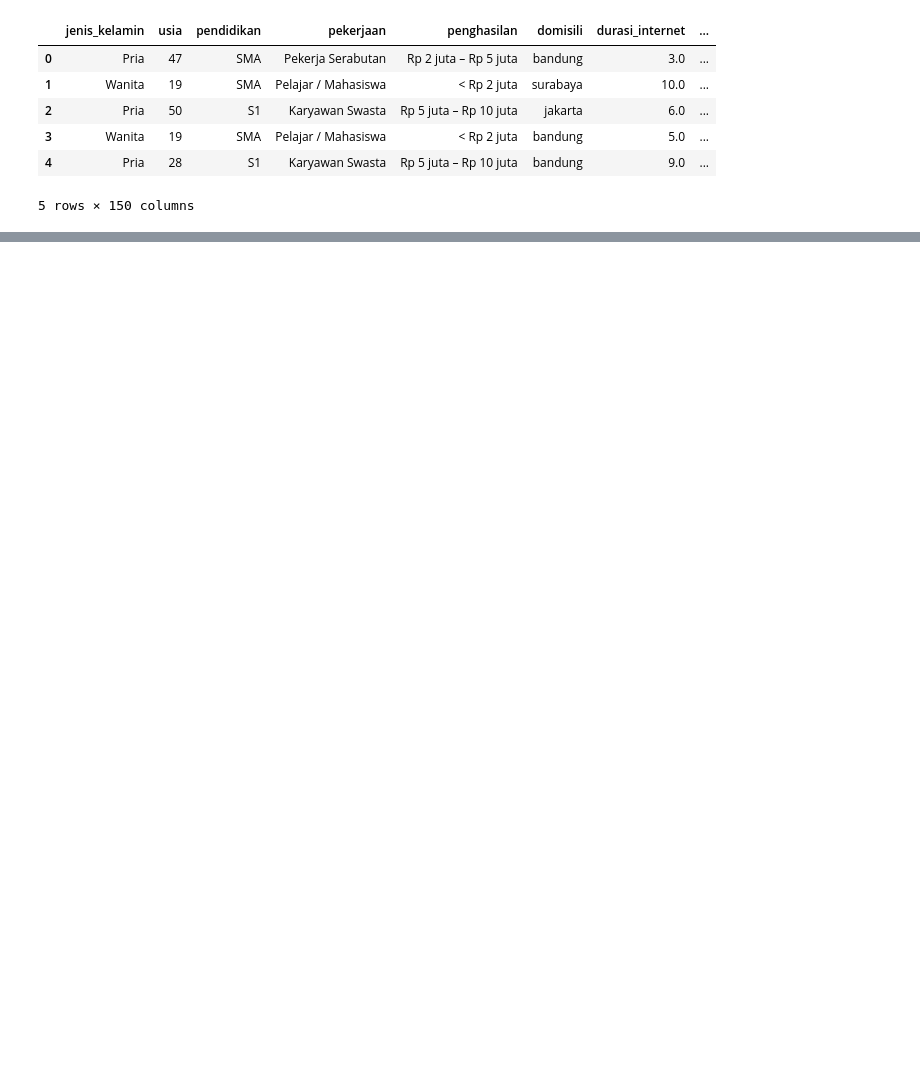
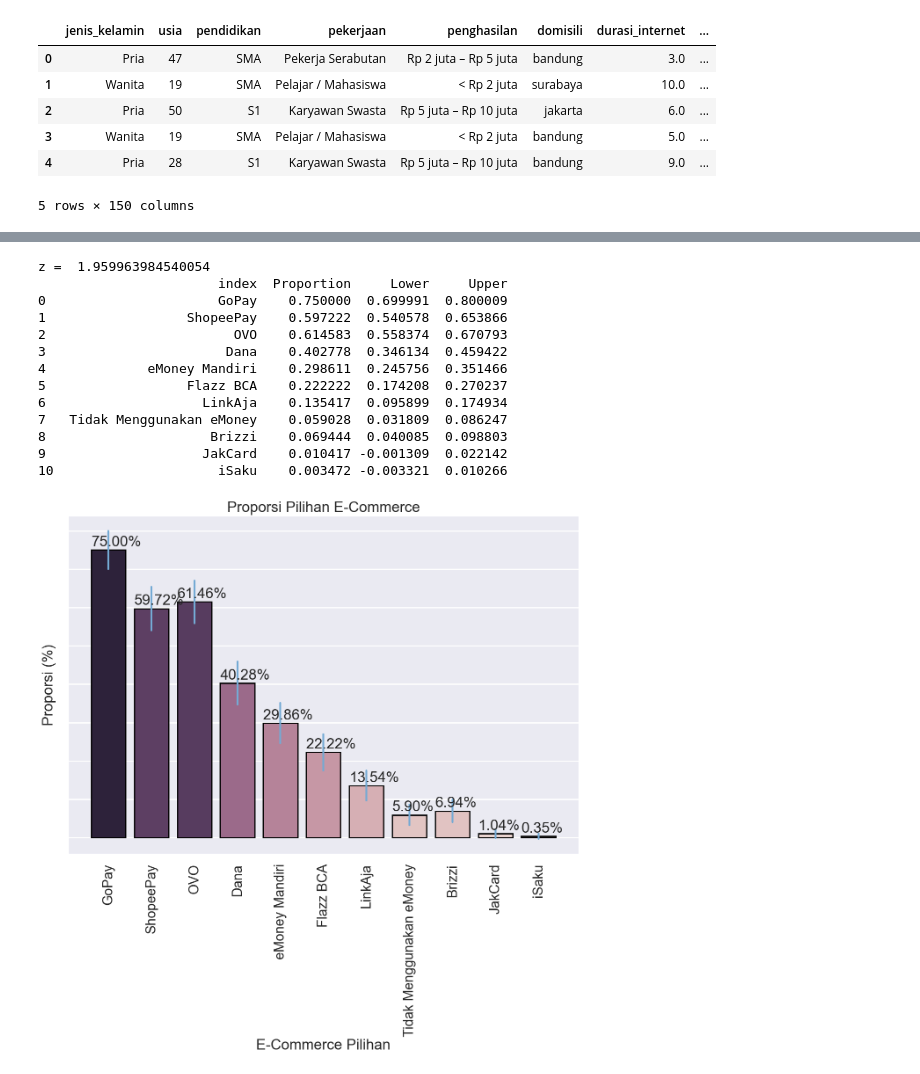
Before and after one commit to goldwinsonick/tubes-probstat-2023, a Jupyter notebook: scripts/02_Data Analysis.ipynb, the cells around one changed output, grey strips where cells are left out. Drawn from its saved outputs; the diff is of its cells as text; code cells hidden in the pictures; blank space fills up the shorter version.

```diff
--- a/scripts/02_Data Analysis.ipynb
+++ b/scripts/02_Data Analysis.ipynb
@@ -111,0 +217,36 @@ NameError: name 'chi_halfalpha' is not defined
+# %%
+# Mari kita lihat emoney paling Populer
+emoney_pilihan_cols = ["emoney_pilihan1", "emoney_pilihan2", "emoney_pilihan3", "emoney_pilihan4", "emoney_pilihan5", "emoney_pilihan6"
+        , "emoney_pilihan7", "emoney_pilihan8", "emoney_pilihan9", "emoney_pilihan10", "emoney_pilihan11"]
+emoney_series = multipleChoiceToSeries(df, emoney_pilihan_cols, normalize=True)
+sns.set(style="whitegrid")
+sns.set(rc={'figure.figsize':(15,10)})
+sns.set(context="poster")
+ax = sns.barplot(y=emoney_series.values, x=emoney_series.index, hue=emoney_series.values, edgecolor="black",legend=None)
+ax.set(title="Proporsi Pilihan E-Commerce", xlabel="E-Commerce Pilihan", ylabel="Proporsi (%)")
+ax.tick_params(rotation=90)
+ax.set(yticklabels=[])
+
+z, emoney_df = ci_p_series(emoney_series, df.shape[0])
+print("z = ", z)
+print(emoney_df)
+for i in range(len(emoney_df)):
+        ax.plot([i,i], [emoney_df["Lower"][i], emoney_df["Upper"][i]], color="#74aad4")
+
+for p in ax.patches:
+    plt.annotate('{0:.2f}%'.format(p.get_height()*100), (p.get_x(), p.get_height()+0.01))
+# %% [output]
+z =  1.959963984540054
+                       index  Proportion     Lower     Upper
+0                      GoPay    0.750000  0.699991  0.800009
+1                  ShopeePay    0.597222  0.540578  0.653866
+2                        OVO    0.614583  0.558374  0.670793
+3                       Dana    0.402778  0.346134  0.459422
+4             eMoney Mandiri    0.298611  0.245756  0.351466
+5                  Flazz BCA    0.222222  0.174208  0.270237
+6                    LinkAja    0.135417  0.095899  0.174934
+7   Tidak Menggunakan eMoney    0.059028  0.031809  0.086247
+8                     Brizzi    0.069444  0.040085  0.098803
+9                    JakCard    0.010417 -0.001309  0.022142
+10                     iSaku    0.003472 -0.003321  0.010266
+[figure, added]
```
Also changed, not shown: parts of 12 cells of this notebook, 25 other files.
